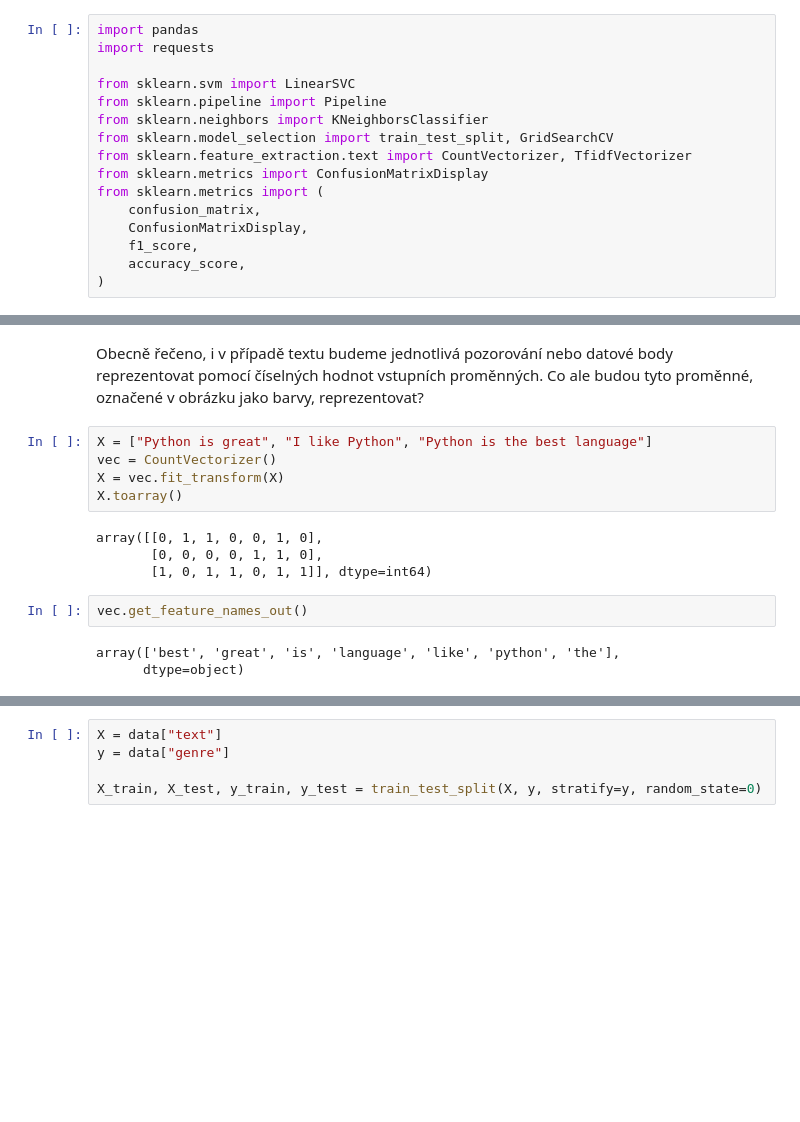
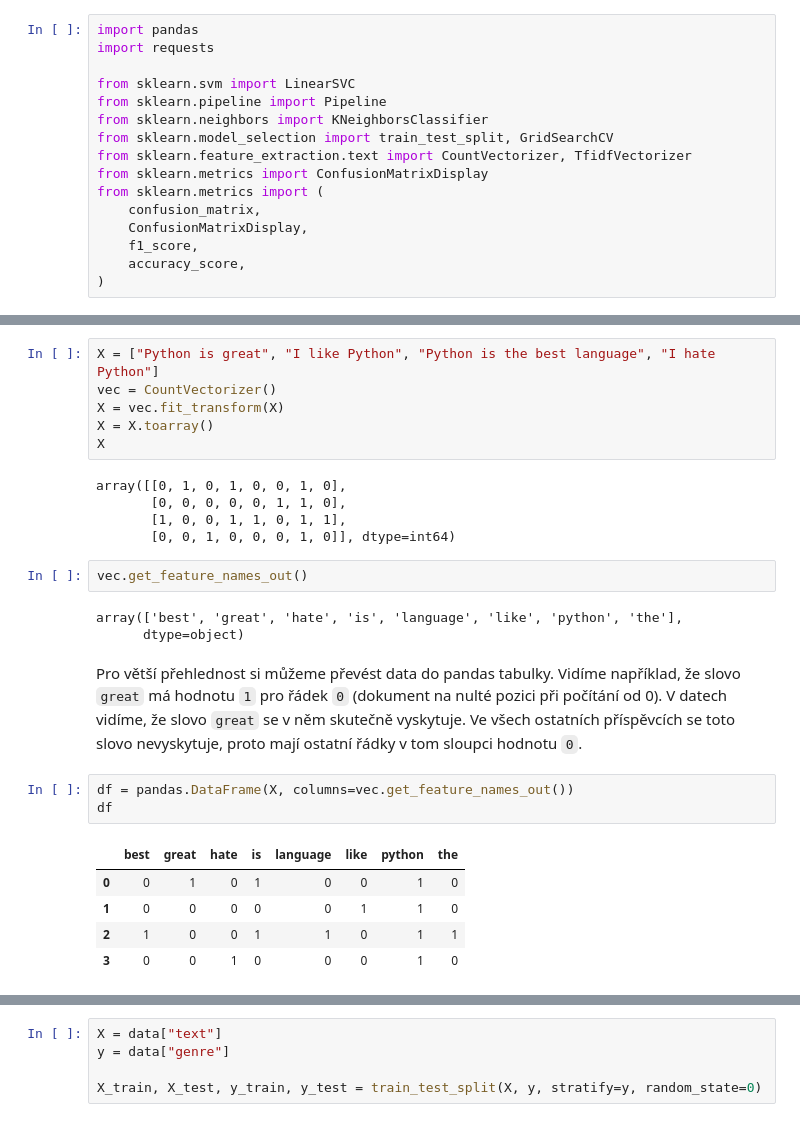
Before and after one commit to pesikj/PythonProDataScience, a Jupyter notebook: 12/lekce.ipynb, the cells around one changed output, grey strips where cells are left out. Saved outputs shown, nothing was run; the diff lists cells and outputs as text; blank space fills up the shorter version.

```diff
--- a/12/lekce.ipynb
+++ b/12/lekce.ipynb
@@ -40,16 +44,27 @@ Pojďme si schválně načíst dataset, se kterým budeme dneska pracovat. K dis
-# %% [markdown]
-Obecně řečeno, i v případě textu budeme jednotlivá pozorování nebo datové body reprezentovat pomocí číselných hodnot vstupních proměnných. Co ale budou tyto proměnné, označené v obrázku jako barvy, reprezentovat?
 # %%
-X = ["Python is great", "I like Python", "Python is the best language"]
+X = ["Python is great", "I like Python", "Python is the best language", "I hate Python"]
 vec = CountVectorizer()
 X = vec.fit_transform(X)
-X.toarray()
+X = X.toarray()
+X
 # %% [output]
-array([[0, 1, 1, 0, 0, 1, 0],
-       [0, 0, 0, 0, 1, 1, 0],
-       [1, 0, 1, 1, 0, 1, 1]], dtype=int64)
+array([[0, 1, 0, 1, 0, 0, 1, 0],
+       [0, 0, 0, 0, 0, 1, 1, 0],
+       [1, 0, 0, 1, 1, 0, 1, 1],
+       [0, 0, 1, 0, 0, 0, 1, 0]], dtype=int64)
 # %%
 vec.get_feature_names_out()
 # %% [output]
-array(['best', 'great', 'is', 'language', 'like', 'python', 'the'],
+array(['best', 'great', 'hate', 'is', 'language', 'like', 'python', 'the'],
       dtype=object)
+# %% [markdown]
+Pro větší přehlednost si můžeme převést data do pandas tabulky. Vidíme například, že slovo `great` má hodnotu `1` pro řádek `0` (dokument na nulté pozici při počítání od 0). V datech vidíme, že slovo `great` se v něm skutečně vyskytuje. Ve všech ostatních příspěvcích se toto slovo nevyskytuje, proto mají ostatní řádky v tom sloupci hodnotu `0`.
+# %%
+df = pandas.DataFrame(X, columns=vec.get_feature_names_out())
+df
+# %% [output]
+|  | best | great | hate | is | language | like | python | the |
+| 0 | 0 | 1 | 0 | 1 | 0 | 0 | 1 | 0 |
+| 1 | 0 | 0 | 0 | 0 | 0 | 1 | 1 | 0 |
+| 2 | 1 | 0 | 0 | 1 | 1 | 0 | 1 | 1 |
+| 3 | 0 | 0 | 1 | 0 | 0 | 0 | 1 | 0 |
```
Also changed, not shown: parts of 35 cells of this notebook, 1 other file.
